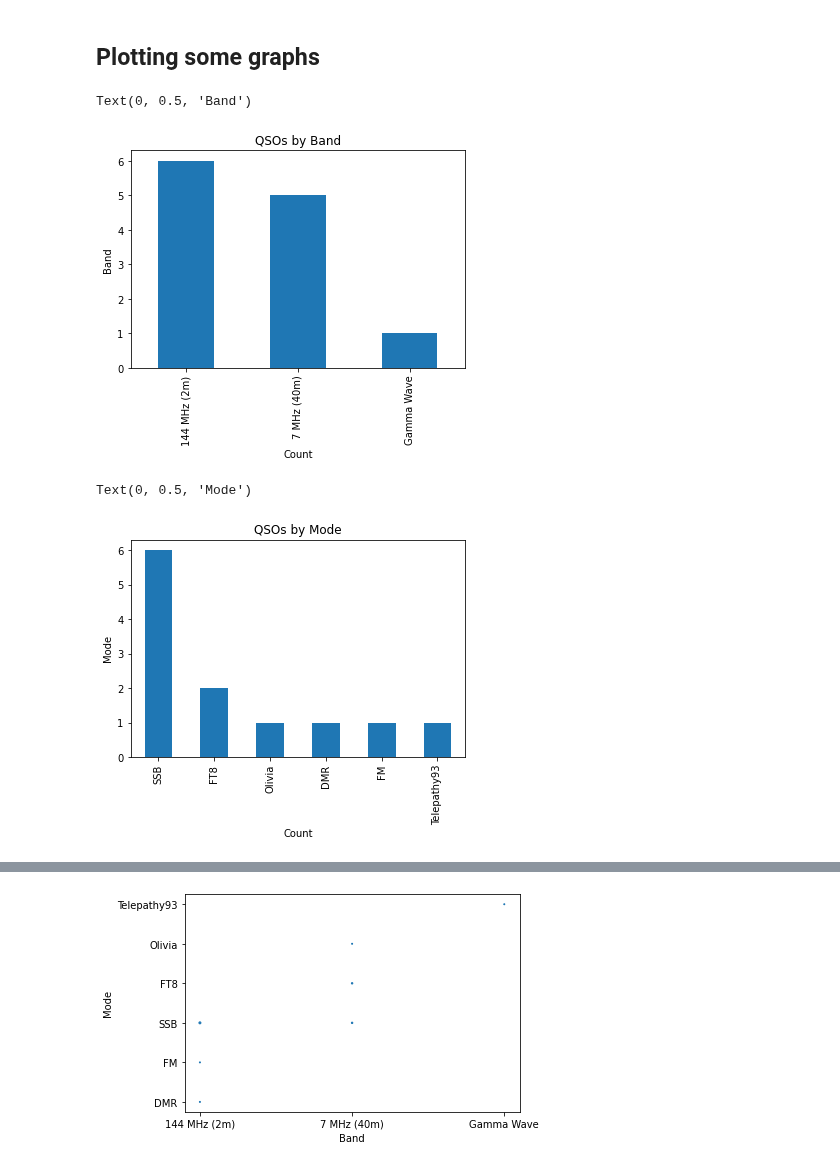
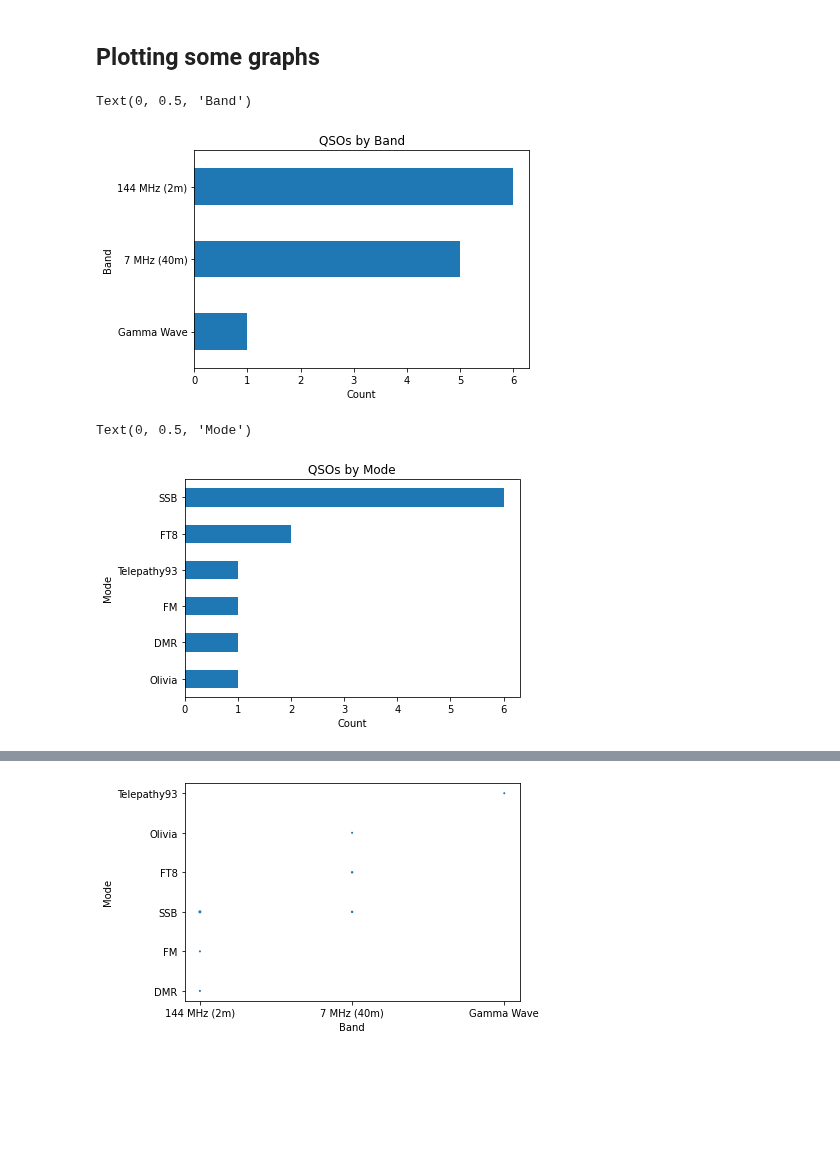
Before and after one commit to smurphboy/WAllOARC, a Jupyter notebook: WorkedAllOARC.ipynb, the cells around one changed output, grey strips where cells are left out. Cells and saved outputs as stored; diff of their text form; code cells hidden in the pictures; blank space fills up the shorter version.

```diff
--- a/WorkedAllOARC.ipynb
+++ b/WorkedAllOARC.ipynb
@@ -275,18 +281,18 @@ interactive(children=(Dropdown(description='Band', options=('144 MHz (2m)', '7 M
 # %% [markdown]
 ## Plotting some graphs
 # %%
-bandplot = df['Band'].value_counts().plot(kind = 'bar')
+bandplot = df['Band'].value_counts().sort_values().plot.barh()
 bandplot.set_title('QSOs by Band')
 bandplot.set_xlabel('Count')
 bandplot.set_ylabel('Band')
 # %% [output]
 Text(0, 0.5, 'Band')
-[figure, old version]
+[figure, new version]
 # %%
-modeplot = df['Mode'].value_counts().plot(kind = 'bar')
+modeplot = df['Mode'].value_counts().sort_values().plot.barh()
 modeplot.set_title('QSOs by Mode')
 modeplot.set_xlabel('Count')
 modeplot.set_ylabel('Mode')
 # %% [output]
 Text(0, 0.5, 'Mode')
-[figure, old version]
+[figure, new version]
```
Also changed, not shown: parts of 6 cells of this notebook.
